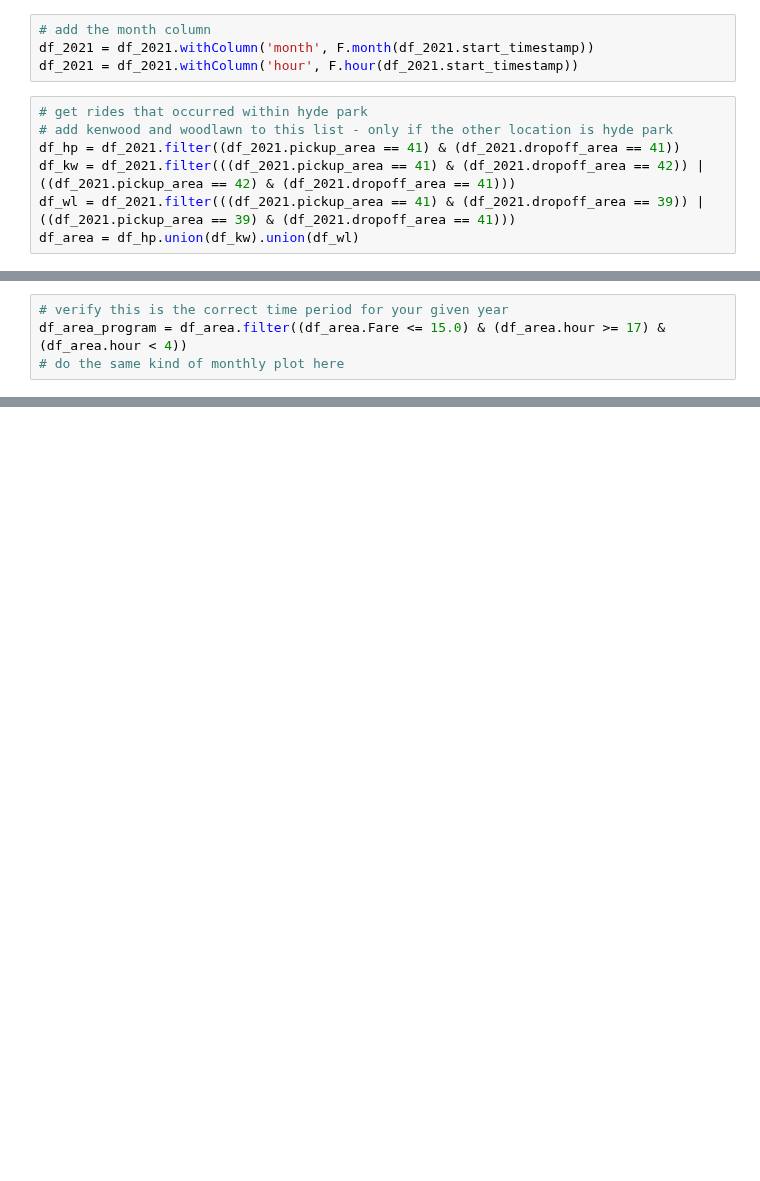
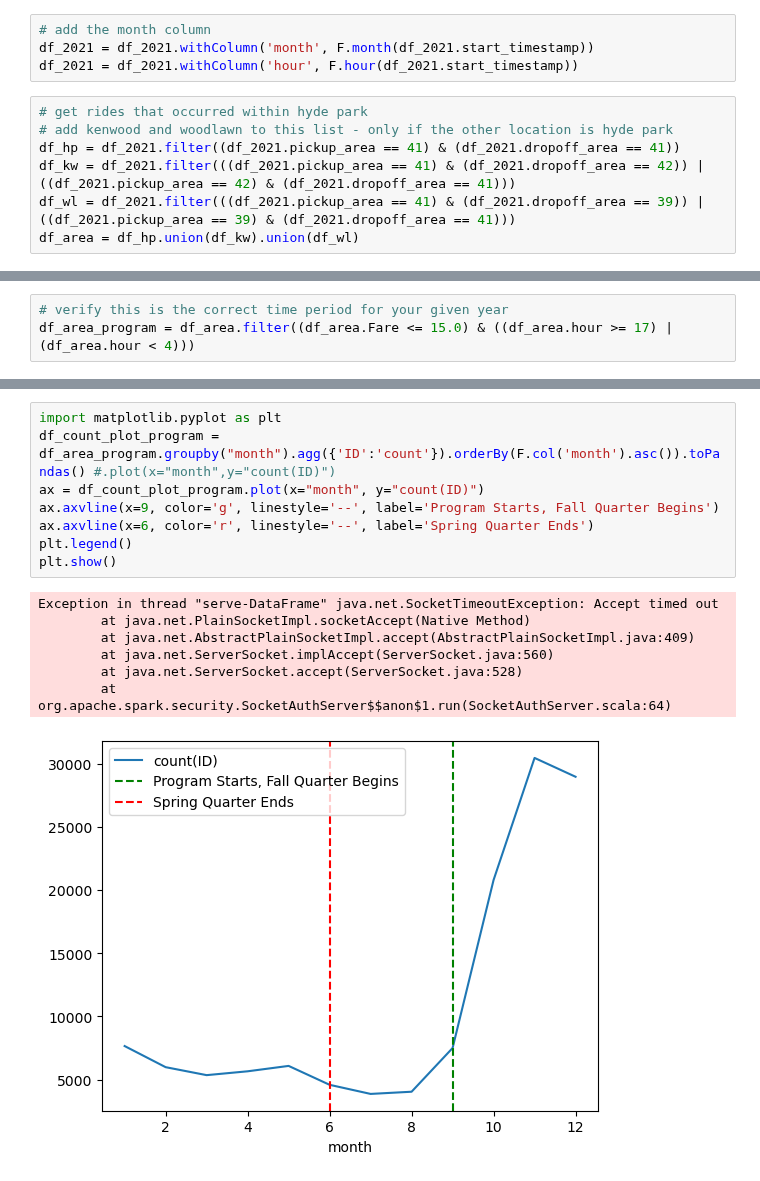
Before and after one commit to hvpachisia/uchicago-lyft-rideshare, a Jupyter notebook: eda_2021.ipynb, the cells around one changed output, grey strips where cells are left out. Cells and saved outputs as stored; diff of their text form; blank space fills up the shorter version.

```diff
--- a/eda_2021.ipynb
+++ b/eda_2021.ipynb
@@ -196,7 +224,6 @@ The code after this point is what remains to be done and is untested. If we all
 # %%
 # verify this is the correct time period for your given year
-df_area_program = df_area.filter((df_area.Fare <= 15.0) & (df_area.hour >= 17) & (df_area.hour < 4))
-# do the same kind of monthly plot here
+df_area_program = df_area.filter((df_area.Fare <= 15.0) & ((df_area.hour >= 17) | (df_area.hour < 4)))
 # %%
 from pyspark.sql.functions import approxCountDistinct
 
@@ -210 +237,17 @@ df_area.select(approxCountDistinct("ID", rsd = 0.05)).show()
 +-------------------------+
+# %%
+import matplotlib.pyplot as plt
+df_count_plot_program = df_area_program.groupby("month").agg({'ID':'count'}).orderBy(F.col('month').asc()).toPandas() #.plot(x="month",y="count(ID)")
+ax = df_count_plot_program.plot(x="month", y="count(ID)")
+ax.axvline(x=9, color='g', linestyle='--', label='Program Starts, Fall Quarter Begins')
+ax.axvline(x=6, color='r', linestyle='--', label='Spring Quarter Ends')
+plt.legend()
+plt.show()
+# %% [output]
+Exception in thread "serve-DataFrame" java.net.SocketTimeoutException: Accept timed out
+        at java.net.PlainSocketImpl.socketAccept(Native Method)
+        at java.net.AbstractPlainSocketImpl.accept(AbstractPlainSocketImpl.java:409)
+        at java.net.ServerSocket.implAccept(ServerSocket.java:560)
+        at java.net.ServerSocket.accept(ServerSocket.java:528)
+        at org.apache.spark.security.SocketAuthServer$$anon$1.run(SocketAuthServer.scala:64)
+[figure, added]
```
Also changed, not shown: parts of 21 cells of this notebook.
